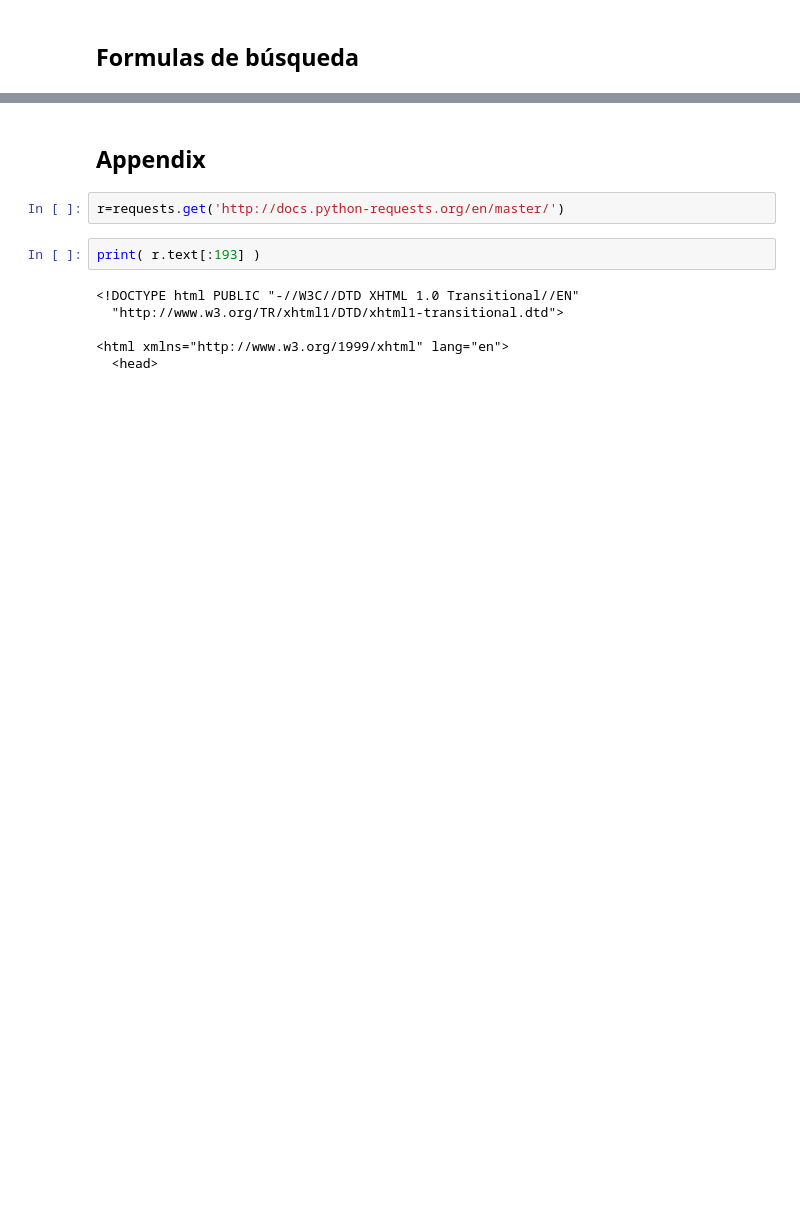
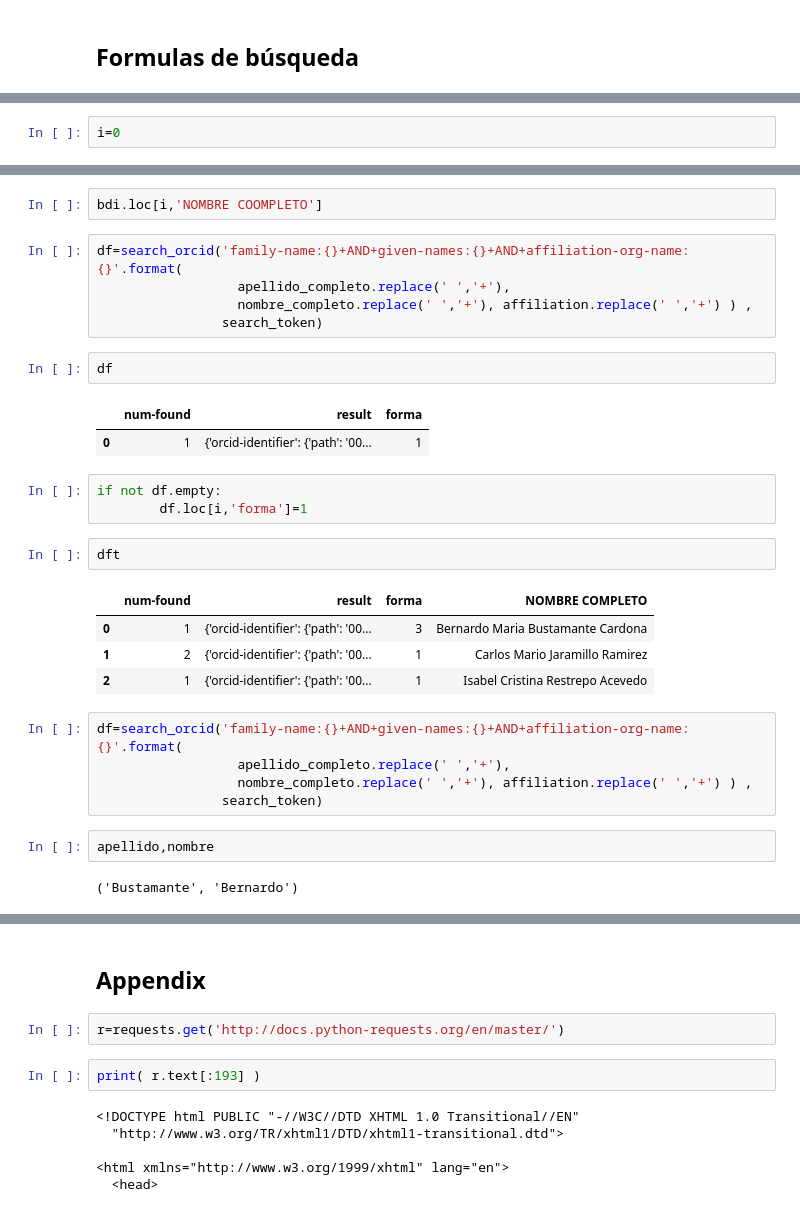
Before and after one commit to restrepo/orcid, a Jupyter notebook: Orcid.ipynb, the cells around one changed output, grey strips where cells are left out. Cells and saved outputs as stored; diff of their text form; blank space fills up the shorter version.

```diff
--- a/Orcid.ipynb
+++ b/Orcid.ipynb
@@ -83,0 +162,2 @@ search_orcid('family-name:Restrepo')#+AND+given-names:Diego')#+AND+affiliation-o
+# %%
+i=0
@@ -83,0 +244,31 @@ search_orcid('family-name:Restrepo')#+AND+given-names:Diego')#+AND+affiliation-o
+# %%
+bdi.loc[i,'NOMBRE COOMPLETO']
+# %%
+df=search_orcid('family-name:{}+AND+given-names:{}+AND+affiliation-org-name:{}'.format(
+                  apellido_completo.replace(' ','+'),
+                  nombre_completo.replace(' ','+'), affiliation.replace(' ','+') ) ,
+                search_token)
+# %%
+df
+# %% [output]
+|  | num-found | result | forma |
+| 0 | 1 | {'orcid-identifier': {'path': '00... | 1 |
+# %%
+if not df.empty:
+        df.loc[i,'forma']=1
+# %%
+dft
+# %% [output]
+|  | num-found | result | forma | NOMBRE COMPLETO |
+| 0 | 1 | {'orcid-identifier': {'path': '00... | 3 | Bernardo Maria Bustamante Cardona |
+| 1 | 2 | {'orcid-identifier': {'path': '00... | 1 | Carlos Mario Jaramillo Ramirez |
+| 2 | 1 | {'orcid-identifier': {'path': '00... | 1 | Isabel Cristina Restrepo Acevedo |
+# %%
+df=search_orcid('family-name:{}+AND+given-names:{}+AND+affiliation-org-name:{}'.format(
+                  apellido_completo.replace(' ','+'),
+                  nombre_completo.replace(' ','+'), affiliation.replace(' ','+') ) ,
+                search_token)
+# %%
+apellido,nombre
+# %% [output]
+('Bustamante', 'Bernardo')
```
Also changed, not shown: parts of 35 cells of this notebook.
